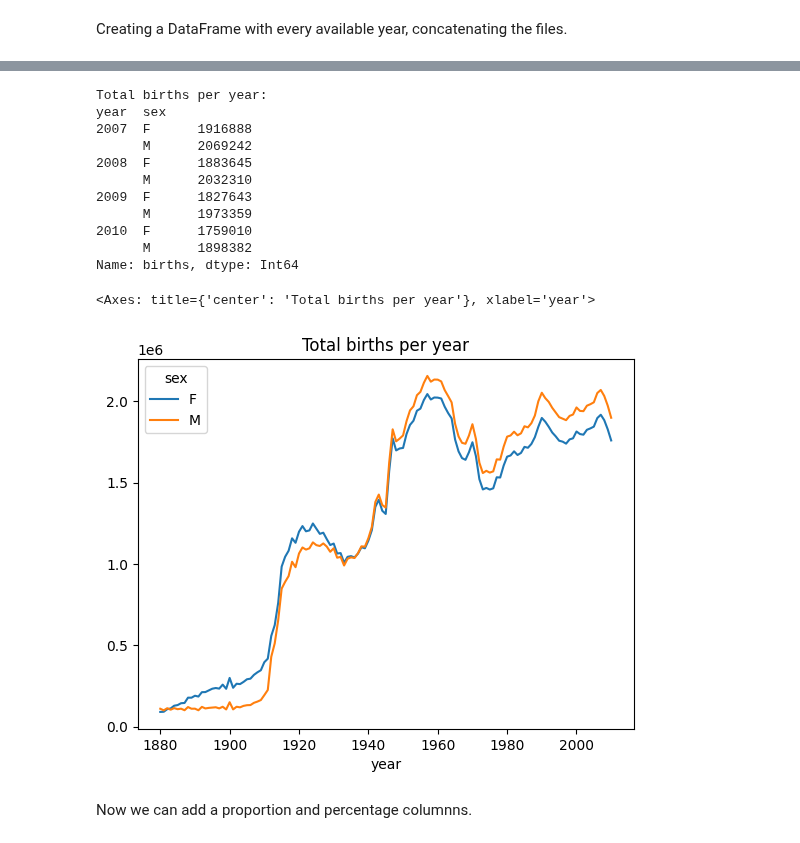
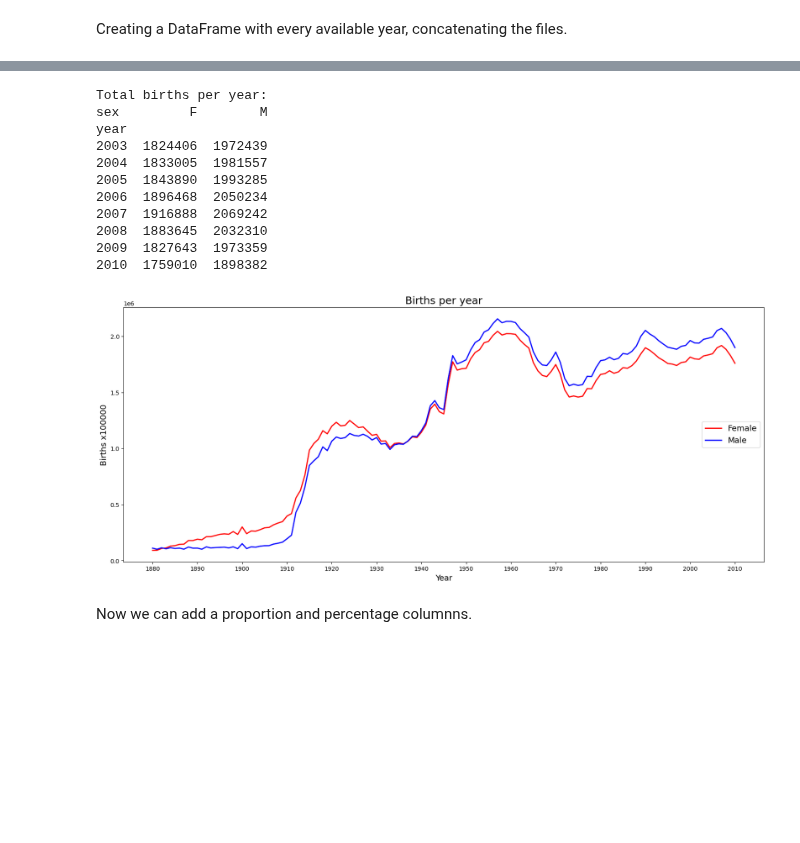
Before and after one commit to almanzanas/DataAnalystsJourney, a Jupyter notebook: python_data_analysis/da_practice/notebooks/baby_names.ipynb, the cells around one changed output, grey strips where cells are left out. Cells and saved outputs as stored; diff of their text form; code cells hidden in the pictures; blank space fills up the shorter version.

Commit message:
Updating baby_names

```diff
--- a/python_data_analysis/da_practice/notebooks/baby_names.ipynb
+++ b/python_data_analysis/da_practice/notebooks/baby_names.ipynb
@@ -88,29 +89,44 @@ Names dataset:
 # %%
 ## Exploring
-total_births = names.groupby(["year", "sex"])["births"].sum()
 
+#total_births = names.groupby(["year", "sex"])["births"].sum()
 total_births_graph = names.pivot_table("births",
                                        index="year",
                                        columns="sex",
                                        aggfunc=sum)
 
-print(f"Total births per year: \n{total_births.tail(8)}")
+print(f"Total births per year: \n{total_births_graph.tail(8)}")
 
-total_births_graph.plot(title="Total births per year")
+# Generating a visualization with Matplotlib:
+fig, ax = plt.subplots(figsize=(20, 8))
+year = np.arange(1880, 2011)
+
+ax.plot(year, total_births_graph["F"],
+        color="red", linewidth=2, label="Female")
+ax.plot(year, total_births_graph["M"],
+        color="blue", linewidth=2, label="Male")
+
+ax.set(xlabel="Year",
+       ylabel="Births x100000",
+       title="Births per year")
+plt.rc('axes', labelsize=14, titlesize=18)
+plt.xticks(np.arange(1880, 2011, 10))
+plt.legend(loc="right", facecolor="w", fontsize=14)
+
+plt.show()
 # %% [output]
 Total births per year:
-year  sex
-2007  F      1916888
-      M      2069242
-2008  F      1883645
-      M      2032310
-2009  F      1827643
-      M      1973359
-2010  F      1759010
-      M      1898382
-Name: births, dtype: Int64
+sex         F        M
+year
+2003  1824406  1972439
+2004  1833005  1981557
+2005  1843890  1993285
+2006  1896468  2050234
+2007  1916888  2069242
+2008  1883645  2032310
+2009  1827643  1973359
+2010  1759010  1898382
-<Axes: title={'center': 'Total births per year'}, xlabel='year'>
-[figure, old version]
+[figure, new version]
 # %% [markdown]
 Now we can add a proportion and percentage columnns.
 # %%
```
Also changed, not shown: parts of 9 cells of this notebook.
